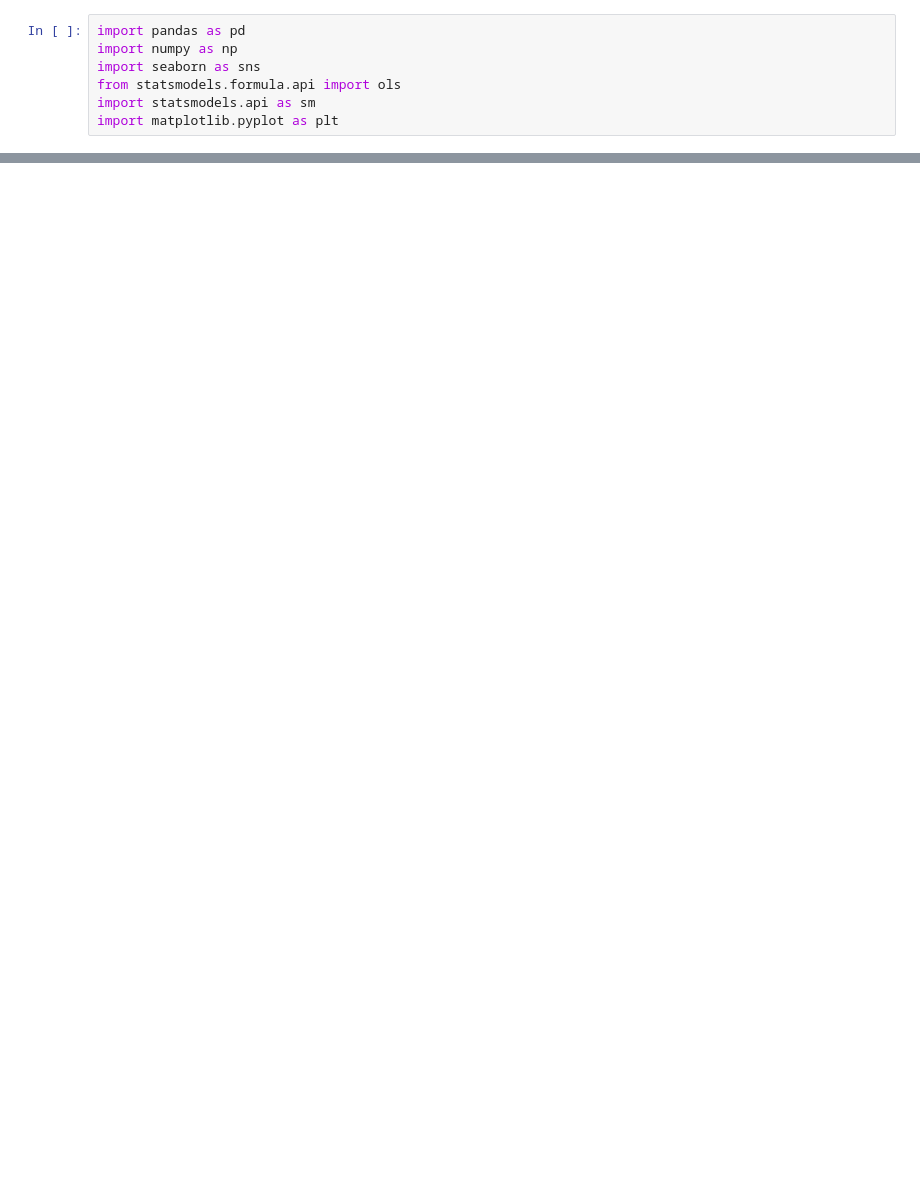
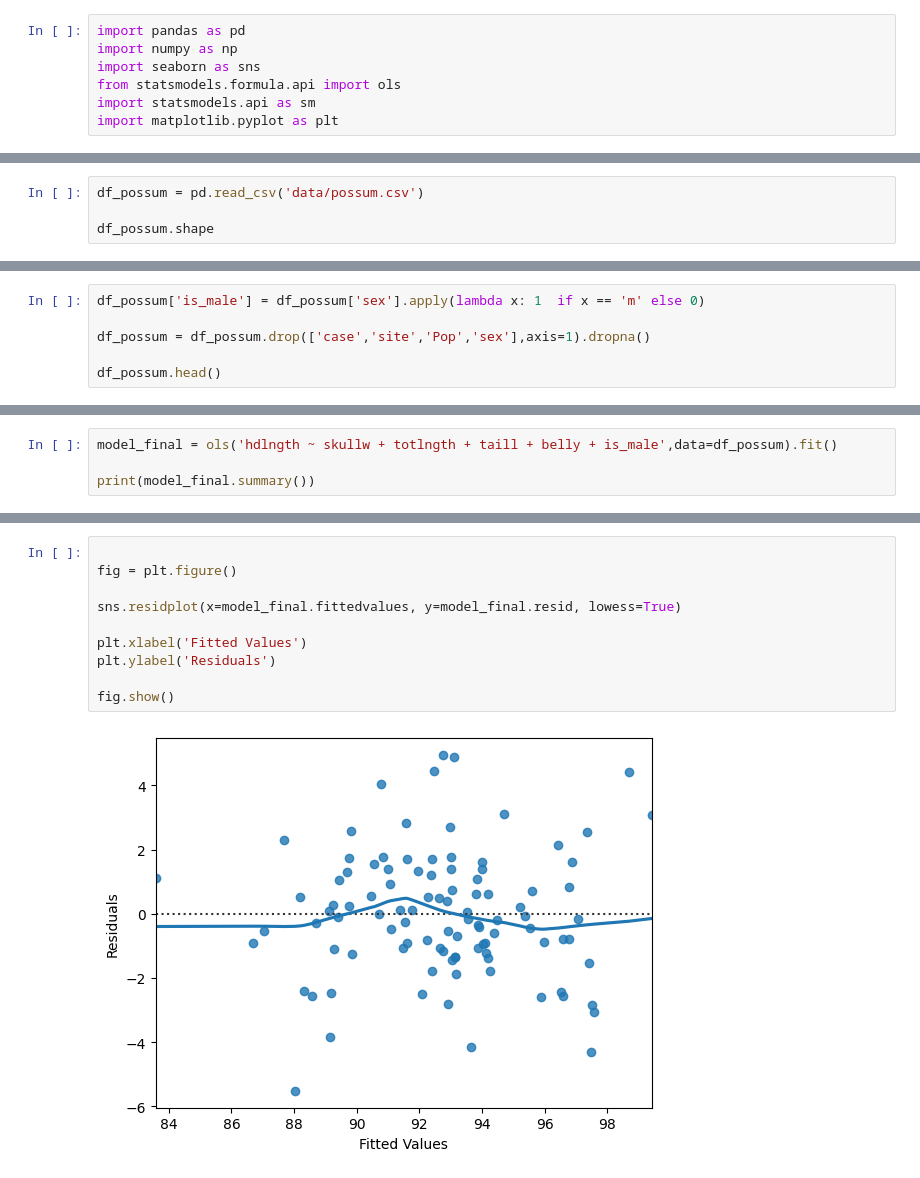
Before and after one commit to gabriel-victor933/project-applications-linear-regression, a Jupyter notebook: main.ipynb, the cells around one changed output, grey strips where cells are left out. Drawn from its saved outputs; the diff is of its cells as text; blank space fills up the shorter version.

```diff
--- a/main.ipynb
+++ b/main.ipynb
@@ -282,0 +10,4 @@ plt.show()
+# %%
+df_possum = pd.read_csv('data/possum.csv')
+
+df_possum.shape
@@ -282,0 +60,6 @@ plt.show()
+# %%
+df_possum['is_male'] = df_possum['sex'].apply(lambda x: 1  if x == 'm' else 0)
+
+df_possum = df_possum.drop(['case','site','Pop','sex'],axis=1).dropna()
+
+df_possum.head()
@@ -282,0 +197,4 @@ plt.show()
+# %%
+model_final = ols('hdlngth ~ skullw + totlngth + taill + belly + is_male',data=df_possum).fit()
+
+print(model_final.summary())
@@ -282,0 +230,12 @@ plt.show()
+# %%
+
+fig = plt.figure()
+
+sns.residplot(x=model_final.fittedvalues, y=model_final.resid, lowess=True)
+
+plt.xlabel('Fitted Values')
+plt.ylabel('Residuals')
+
+fig.show()
+# %% [output]
+[figure, added]
```
Also changed, not shown: parts of 52 cells of this notebook, 3 other files.
